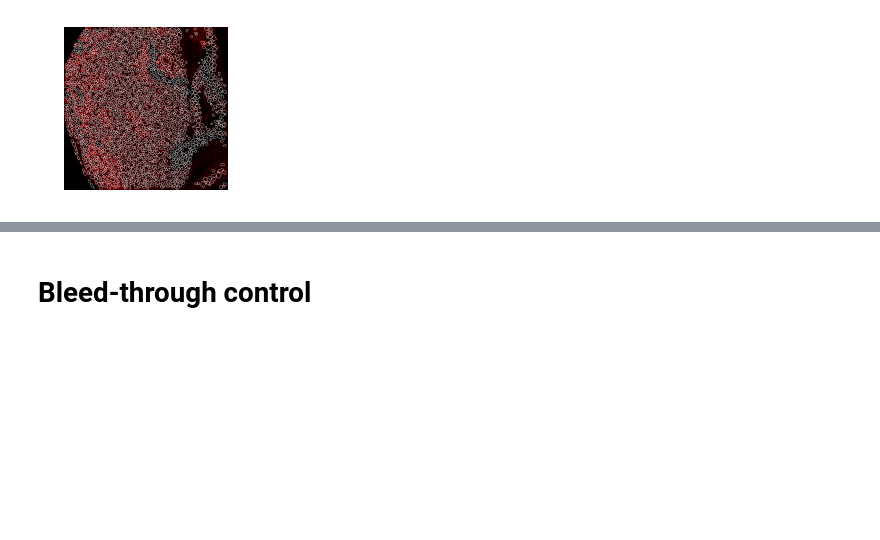
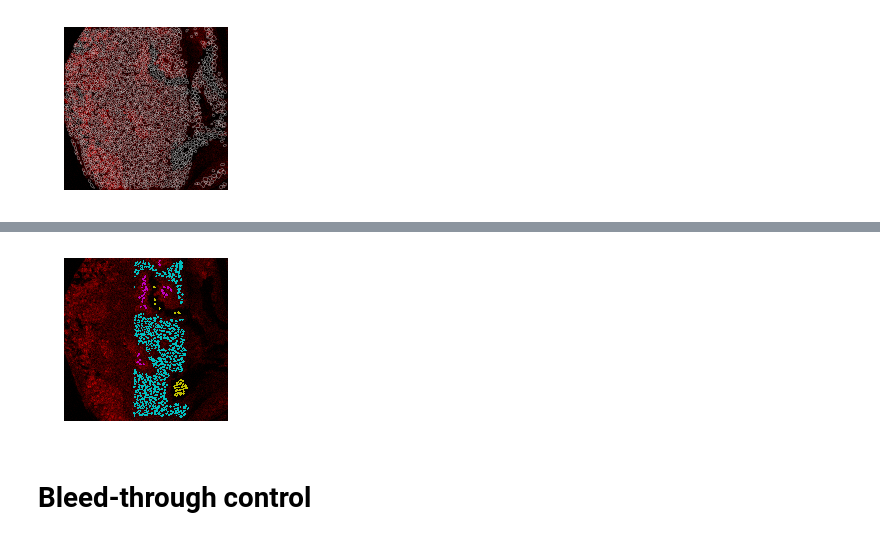
Before and after one commit to sbernasek/flyqma, a Jupyter notebook: notebooks/methods_figure.ipynb, the cells around one changed output, grey strips where cells are left out. Cells and saved outputs as stored; diff of their text form; code cells hidden in the pictures; blank space fills up the shorter version.

```diff
--- a/notebooks/methods_figure.ipynb
+++ b/notebooks/methods_figure.ipynb
@@ -92,3 +142,35 @@ _ = ax.axis('off')
+# %%
+# simple classifier annotation
+
+from matplotlib.colors import ListedColormap
+label_to_genotype = dict(zip(layer.df.id, layer.df.genotype))
+
+# set black points
+label_to_genotype[0] = 3
+boundary = layer.df[layer.df.boundary]
+boundary_to_black = {x:3 for x in boundary.id}
+label_to_genotype.update(boundary_to_black)
+
+excluded = layer.df[~layer.df.near_furrow]
+excluded_to_black = {x:3 for x in excluded.id}
+label_to_genotype.update(excluded_to_black)
+
+label_to_genotype = np.vectorize(label_to_genotype.get)
+
+genotypes = label_to_genotype(layer.labels)
+mask = np.ma.MaskedArray(genotypes, genotypes==3)
+
+figsize = (3,3)
+fig = layer.get_channel('r').show(segments=False, figsize=figsize)
+ax = fig.axes[0]
+cmap = ListedColormap(['y', 'c', 'm', 'k'], N=4)
+cmap.set_bad(alpha=0.)
+ax.imshow(mask, cmap=cmap, vmin=0, vmax=4)
+_ = ax.axis('off')
+
+fig.savefig('../graphics/furrow_selection.pdf', dpi=300, format='pdf', transparent=True, rasterized=True)
+# %% [output]
+[figure, added]
 # %% [markdown]
 # Bleed-through control
 # %%
```
Also changed, not shown: parts of 5 cells of this notebook, 8 other files.
